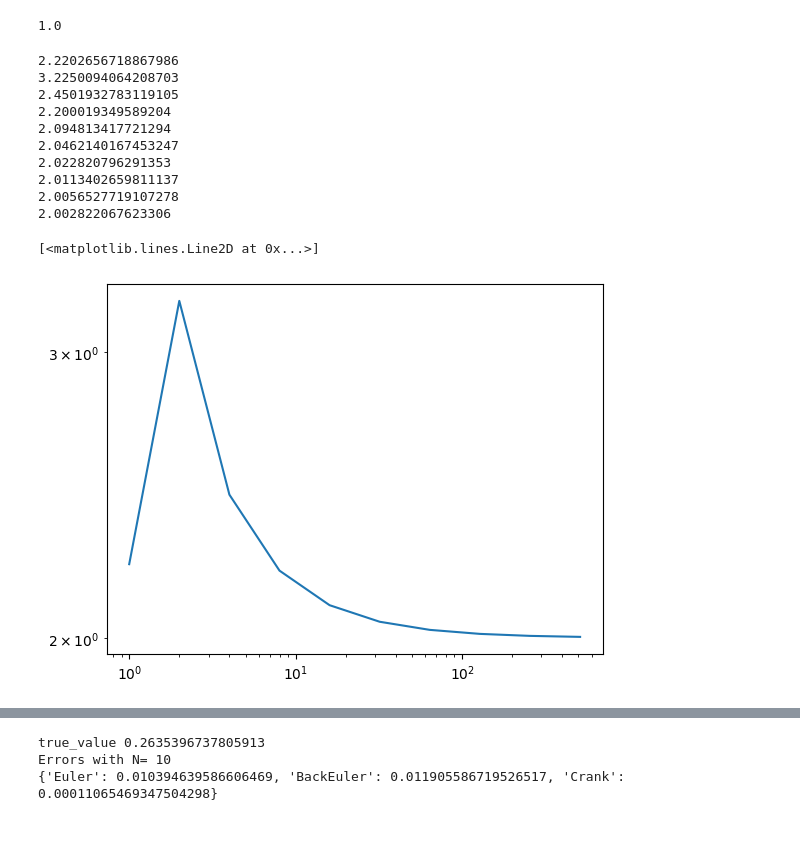
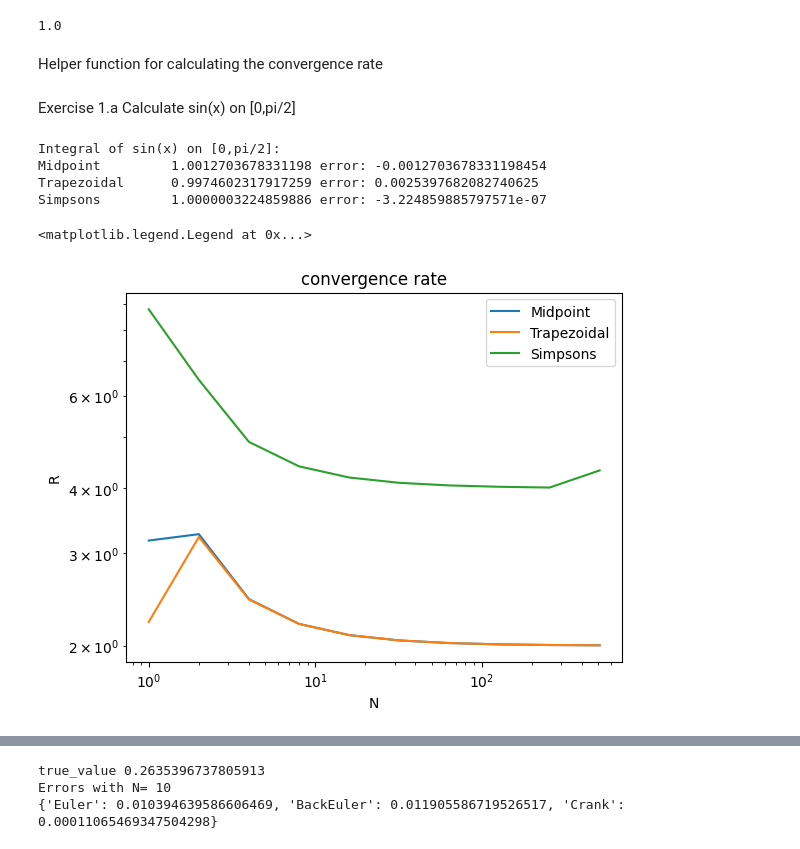
Before and after one commit to Schmidt9898/My_Numerical_Analysis_Course, a Jupyter notebook: assigment2.ipynb, the cells around one changed output, grey strips where cells are left out. Drawn from its saved outputs; the diff is of its cells as text; code cells hidden in the pictures.

```diff
--- a/assigment2.ipynb
+++ b/assigment2.ipynb
@@ -95,6 +84,8 @@ a,b = 0,1
 Comp_simpsons(f,a,b,5)
 # %% [output]
 1.0
+# %% [markdown]
+Helper function for calculating the convergence rate
 # %%
 from math import log2
 
@@ -111,55 +102,85 @@ def convergence_rate(rule,f,a,b,true_value,N=16):
 	return error_N,r
+# %% [markdown]
+Exercise 1.a
+Calculate sin(x) on [0,pi/2]
 # %%
 f = lambda x : math.sin(x)
 #f = lambda x : x*x
 a,b = 0,math.pi/2
 #a,b = 0,1
 true_value = 1
 N=10
 
-#mid_val = Comp_midpoint(f,a,b,N)
-#trap_val = Comp_trapazoid(f,a,b,N)
-#simp_val = Comp_simpsons(f,a,b,N)
+mid_val = Comp_midpoint(f,a,b,N)
+trap_val = Comp_trapazoid(f,a,b,N)
+simp_val = Comp_simpsons(f,a,b,N)
 
-
-#print(mid_val,true_value-mid_val)
-#print(trap_val,true_value-trap_val)
-#print(simp_val,true_value-simp_val)
+print("Integral of sin(x) on [0,pi/2]:")
+print("Midpoint	",mid_val,"error:",true_value-mid_val)
+print("Trapezoidal	",trap_val,"error:",true_value-trap_val)
+print("Simpsons	",simp_val,"error:",true_value-simp_val)
 
 
 #convergence_rate(Comp_midpoint,f,a,b,true_value)
 #convergence_rate(Comp_trapazoid,f,a,b,true_value)
 #convergence_rate(Comp_simpsons,f,a,b,true_value)
+
+x_plot = []
+y_plot = []
+for i in range(10):
+	n = pow(2,i)
+
+	error,r = convergence_rate(Comp_midpoint,f,a,b,true_value,n)
+	y_plot.append(r)
+	#h = (b - a)/n
+	#print("h",h,"n",n,"r",r)
+	x_plot.append(n)
+	#print(n,convergence_rate(Comp_midpoint,f,a,b,true_value,n))
+	pass
+
+plt.loglog(x_plot,y_plot,label="Midpoint")
+plt.title("convergence rate")
+plt.xlabel("N")
+plt.ylabel("R")
+
 
 x_plot = []
 y_plot = []
 for i in range(10):
 	n = pow(2,i)
 
 	error,r = convergence_rate(Comp_trapazoid,f,a,b,true_value,n)
 	y_plot.append(r)
 	#h = (b - a)/n
 	#print("h",h,"n",n,"r",r)
 	x_plot.append(n)
 	#print(n,convergence_rate(Comp_midpoint,f,a,b,true_value,n))
 	pass
 
-plt.loglog(x_plot,y_plot)
+plt.loglog(x_plot,y_plot,label="Trapezoidal")
 
-#print(Comp_trapazoid(f,a,b,N))
+x_plot = []
+y_plot = []
+for i in range(10):
+	n = pow(2,i)
+
+	error,r = convergence_rate(Comp_simpsons,f,a,b,true_value,n)
+	y_plot.append(r)
+	#h = (b - a)/n
+	#print("h",h,"n",n,"r",r)
+	x_plot.append(n)
+	#print(n,convergence_rate(Comp_midpoint,f,a,b,true_value,n))
+	pass
+
+plt.loglog(x_plot,y_plot,label="Simpsons")
+plt.legend()
 # %% [output]
-2.2202656718867986
-3.2250094064208703
-2.4501932783119105
-2.200019349589204
-2.094813417721294
-2.0462140167453247
-2.022820796291353
-2.0113402659811137
-2.0056527719107278
-2.002822067623306
+Integral of sin(x) on [0,pi/2]:
+Midpoint         1.0012703678331198 error: -0.0012703678331198454
+Trapezoidal      0.9974602317917259 error: 0.0025397682082740625
+Simpsons         1.0000003224859886 error: -3.224859885797571e-07
-[<matplotlib.lines.Line2D at 0x...>]
+<matplotlib.legend.Legend at 0x...>
-[figure, old version]
+[figure, new version]
 # %%
 f = lambda x : math.sin(x)
 #f = lambda x : x*x
```
Also changed, not shown: parts of 10 cells of this notebook.
